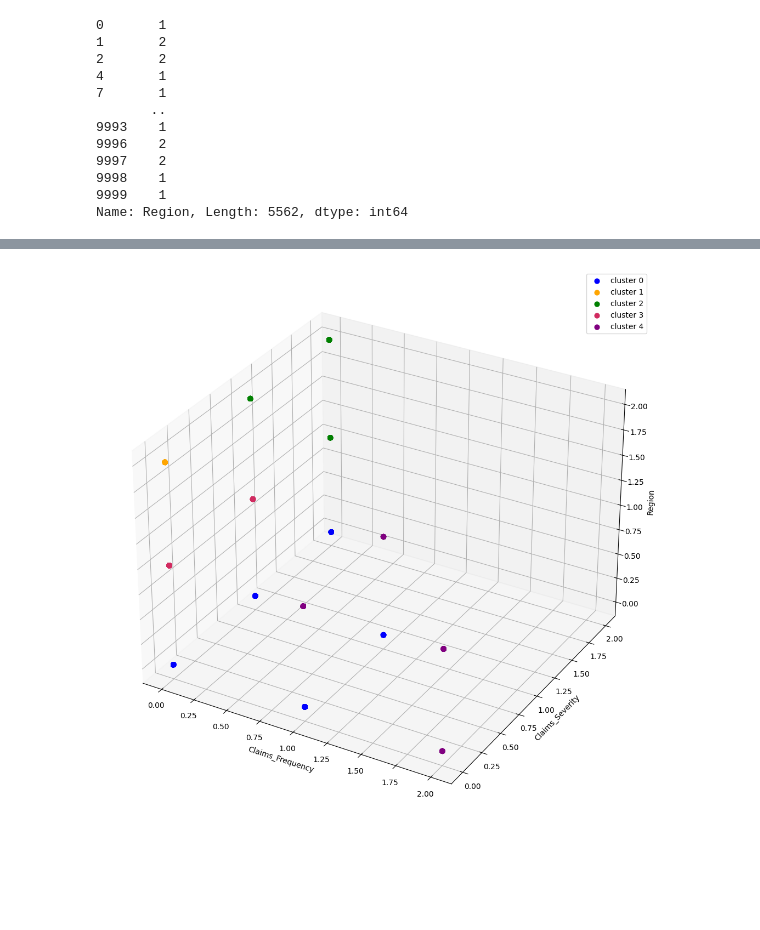
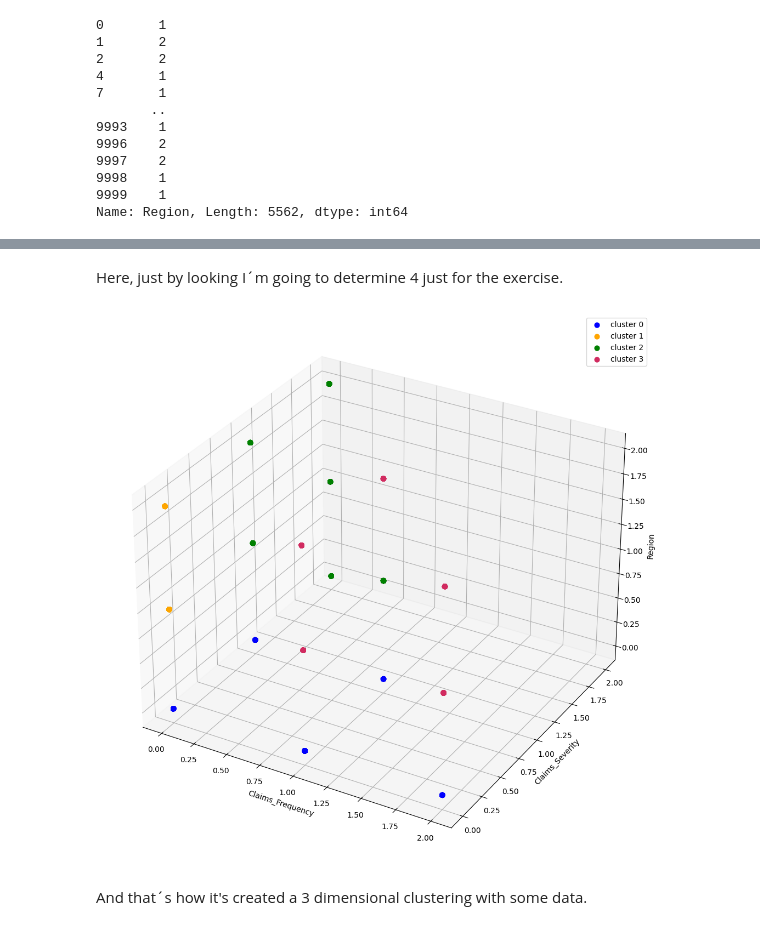
Before and after one commit to ricardo4lvarez/Portfolio_Data_Analist, a Jupyter notebook: Ensurance.ipynb, the cells around one changed output, grey strips where cells are left out. Drawn from its saved outputs; the diff is of its cells as text; code cells hidden in the pictures; blank space fills up the shorter version.

```diff
--- a/Ensurance.ipynb
+++ b/Ensurance.ipynb
@@ -414,21 +427,24 @@ plt.show()
+# %% [markdown]
+Here, just by looking I´m going to determine 4 just for the exercise.
 # %%
 # finding the clusters based on input matrix "x"
-k_model = KMeans(n_clusters = 6, init = "k-means++", max_iter = 300, n_init = 10, random_state = 0)
+k_model = KMeans(n_clusters = 4, init = "k-means++", max_iter = 300, n_init = 10, random_state = 0)
 y_clusters = k_model.fit_predict(x)
 # %%
 # 3d scatterplot using matplotlib
 
 fig = plt.figure(figsize = (13,13))
 ax = fig.add_subplot(111, projection='3d')
 ax.scatter(x[y_clusters == 0,0],x[y_clusters == 0,1],x[y_clusters == 0,2], s = 40 , color = 'blue', label = "cluster 0")
 ax.scatter(x[y_clusters == 1,0],x[y_clusters == 1,1],x[y_clusters == 1,2], s = 40 , color = 'orange', label = "cluster 1")
 ax.scatter(x[y_clusters == 2,0],x[y_clusters == 2,1],x[y_clusters == 2,2], s = 40 , color = 'green', label = "cluster 2")
 ax.scatter(x[y_clusters == 3,0],x[y_clusters == 3,1],x[y_clusters == 3,2], s = 40 , color = '#D12B60', label = "cluster 3")
-ax.scatter(x[y_clusters == 4,0],x[y_clusters == 4,1],x[y_clusters == 4,2], s = 40 , color = 'purple', label = "cluster 4")
 ax.set_xlabel('Claims_Frequency')
 ax.set_ylabel('Claims_Severity')
 ax.set_zlabel('Region')
 ax.legend()
 plt.show()
 # %% [output]
-[figure, old version]
+[figure, new version]
+# %% [markdown]
+And that´s how it's created a 3 dimensional clustering with some data.
```
Also changed, not shown: parts of 17 cells of this notebook.
